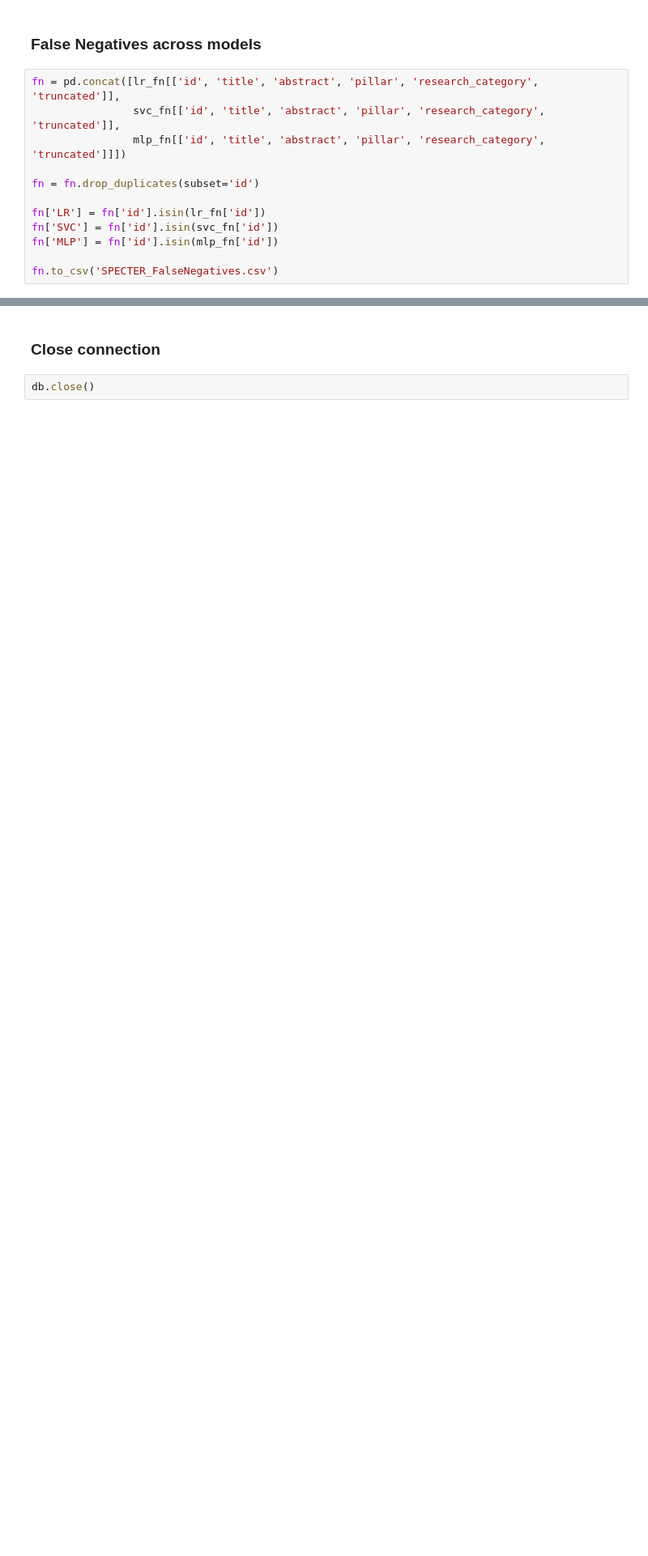
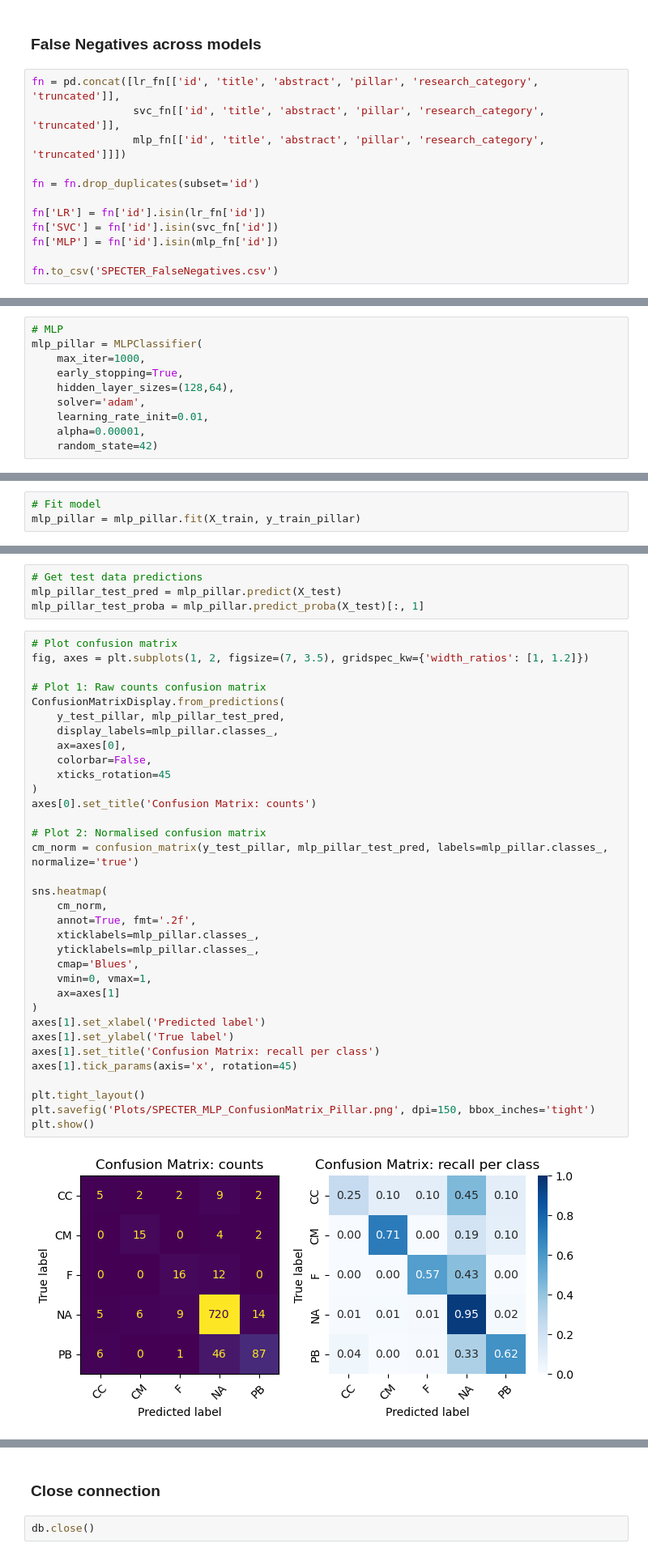
Before and after one commit to violah-fellow/SHEEP, a Jupyter notebook: Publications/ML/Optimisation_Stage1_specter.ipynb, the cells around one changed output, grey strips where cells are left out. Shown at 81% size. Saved outputs shown, nothing was run; the diff lists cells and outputs as text; blank space fills up the shorter version.

```diff
--- a/Publications/ML/Optimisation_Stage1_specter.ipynb
+++ b/Publications/ML/Optimisation_Stage1_specter.ipynb
@@ -1397,0 +1713,10 @@ fn.to_csv('SPECTER_FalseNegatives.csv')
+# %%
+# MLP
+mlp_pillar = MLPClassifier(
+    max_iter=1000,
+    early_stopping=True,
+    hidden_layer_sizes=(128,64),
+    solver='adam',
+    learning_rate_init=0.01,
+    alpha=0.00001,
+    random_state=42)
@@ -1397,0 +1733,3 @@ fn.to_csv('SPECTER_FalseNegatives.csv')
+# %%
+# Fit model
+mlp_pillar = mlp_pillar.fit(X_train, y_train_pillar)
@@ -1397,0 +1741,40 @@ fn.to_csv('SPECTER_FalseNegatives.csv')
+# %%
+# Get test data predictions
+mlp_pillar_test_pred = mlp_pillar.predict(X_test)
+mlp_pillar_test_proba = mlp_pillar.predict_proba(X_test)[:, 1]
+# %%
+# Plot confusion matrix
+fig, axes = plt.subplots(1, 2, figsize=(7, 3.5), gridspec_kw={'width_ratios': [1, 1.2]})
+
+# Plot 1: Raw counts confusion matrix
+ConfusionMatrixDisplay.from_predictions(
+    y_test_pillar, mlp_pillar_test_pred,
+    display_labels=mlp_pillar.classes_,
+    ax=axes[0],
+    colorbar=False,
+    xticks_rotation=45
+)
+axes[0].set_title('Confusion Matrix: counts')
+
+# Plot 2: Normalised confusion matrix
+cm_norm = confusion_matrix(y_test_pillar, mlp_pillar_test_pred, labels=mlp_pillar.classes_, normalize='true')
+
+sns.heatmap(
+    cm_norm,
+    annot=True, fmt='.2f',
+    xticklabels=mlp_pillar.classes_,
+    yticklabels=mlp_pillar.classes_,
+    cmap='Blues',
+    vmin=0, vmax=1,
+    ax=axes[1]
+)
+axes[1].set_xlabel('Predicted label')
+axes[1].set_ylabel('True label')
+axes[1].set_title('Confusion Matrix: recall per class')
+axes[1].tick_params(axis='x', rotation=45)
+
+plt.tight_layout()
+plt.savefig('Plots/SPECTER_MLP_ConfusionMatrix_Pillar.png', dpi=150, bbox_inches='tight')
+plt.show()
+# %% [output]
+[figure, added]
```
Also changed, not shown: parts of 42 cells of this notebook.
